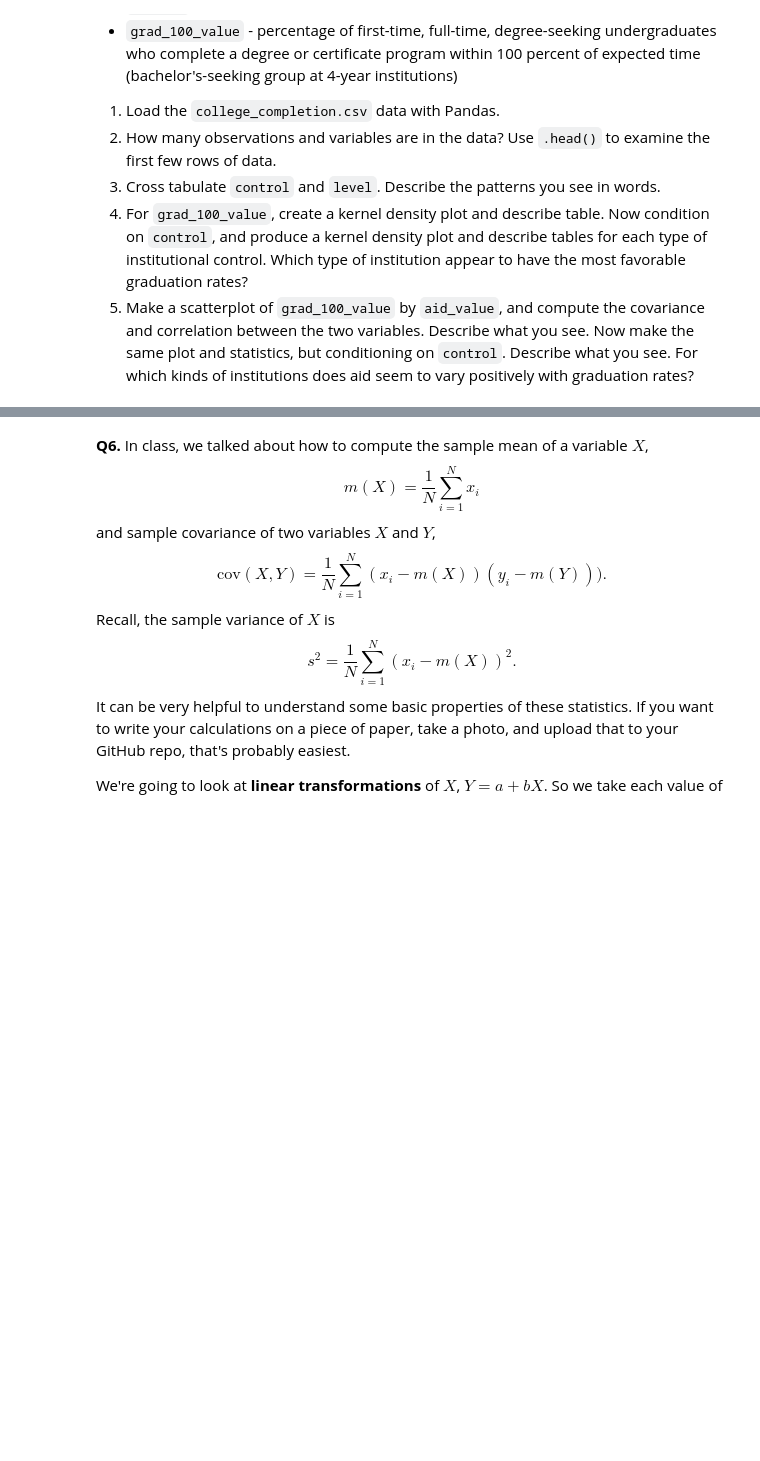
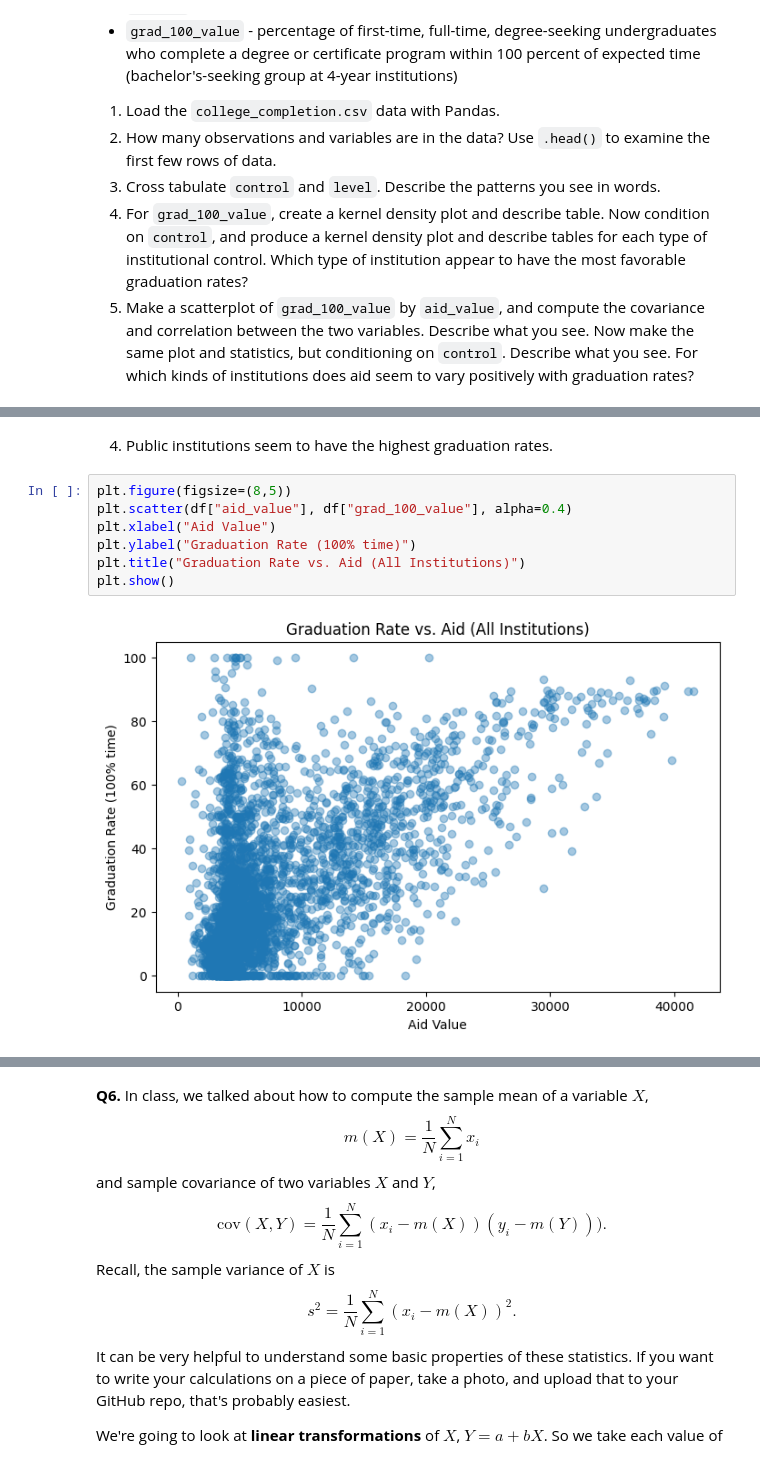
Before and after one commit to haero-lee/undergrad_ml_assignments, a Jupyter notebook: 01_assignment_wrangling_and_eda.ipynb, the cells around one changed output, grey strips where cells are left out. Cells and saved outputs as stored; diff of their text form; blank space fills up the shorter version.

```diff
--- a/01_assignment_wrangling_and_eda.ipynb
+++ b/01_assignment_wrangling_and_eda.ipynb
@@ -507,0 +570,11 @@ We'll use the `college_completion.csv` dataset from the US Department of Educati
+# %% [markdown]
+4. Public institutions seem to have the highest graduation rates.
+# %%
+plt.figure(figsize=(8,5))
+plt.scatter(df["aid_value"], df["grad_100_value"], alpha=0.4)
+plt.xlabel("Aid Value")
+plt.ylabel("Graduation Rate (100% time)")
+plt.title("Graduation Rate vs. Aid (All Institutions)")
+plt.show()
+# %% [output]
+[figure, added]
```
Also changed, not shown: parts of 11 cells of this notebook.
